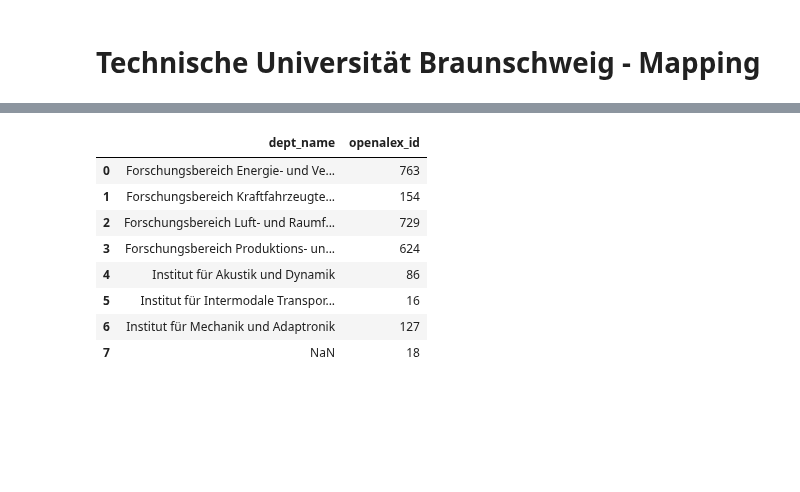
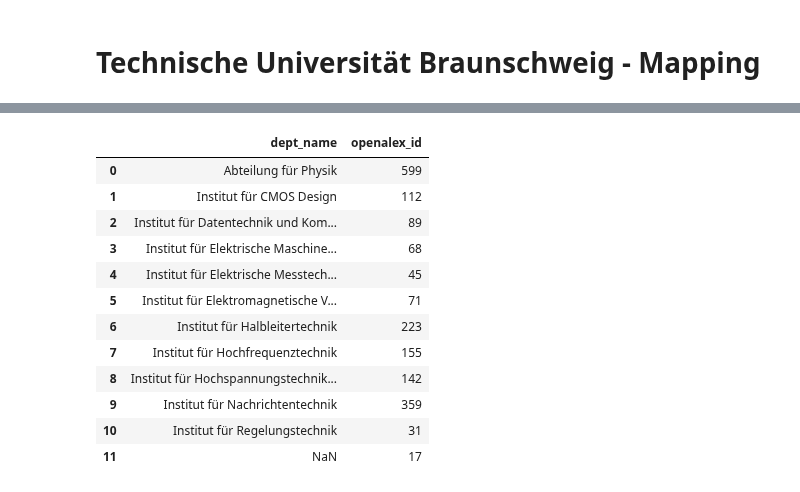
Before and after one commit to naustica/lower_saxony_institutions, a Jupyter notebook: notebooks/institution_mapping/TUBRAUNSCHWEIG.ipynb, the cells around one changed output, grey strips where cells are left out. Drawn from its saved outputs; the diff is of its cells as text; code cells hidden in the pictures; blank space fills up the shorter version.

```diff
--- a/notebooks/institution_mapping/TUBRAUNSCHWEIG.ipynb
+++ b/notebooks/institution_mapping/TUBRAUNSCHWEIG.ipynb
@@ -52,8 +54,8 @@ oal = client.query(f"""
                         openalex_id
                     FROM (
                       SELECT oal.id AS openalex_id, inst.address_full AS raw_affiliation_string
-                      FROM `subugoe-collaborative.resources.kb_a_addr_inst_202601` AS inst
-                      JOIN `subugoe-collaborative.resources.add_institution_lookup_kb_suppl_202601` AS kb_inst
+                      FROM `subugoe-collaborative.resources.kb_a_addr_inst_202603` AS inst
+                      JOIN `subugoe-collaborative.resources.add_institution_lookup_kb_suppl_202603` AS kb_inst
                           ON inst.inst_id_top = kb_inst.inst_id
                       JOIN `subugoe-collaborative.openalex_walden.works` AS oal
                           ON CONCAT('https://openalex.org/', inst.item_id) = oal.id
@@ -227,27 +237,28 @@ MAPPING_DICT_DEPT = {
                                  ],
         'Department Mathematik': ['analysis', 'differential', 'mathemati', 'stochastik'],
         'Department Wirtschaftswissenschaften': ['wirtschaftsinformatik', '(information|automotive) management', 'unternehmensführung', 'economics', 'finance',
-                                                 'enterprise', 'dienstleistungsmanagement', 'industrial production'
+                                                 'enterprise', 'dienstleistungsmanagement', 'industrial production', 'marketing'
                                                 ],
     },
     'Fakultät Architektur, Bauingenieurwesen und Umweltwissenschaften': {
         #'Bet Tfila - Forschungsstelle für jüdische Architektur in Europa': [],
-        'Department Architektur': ['design', 'tragwerksentwurf', 'archite(k|c)tur', 'urban'],
+        'Department Architektur': ['design', 'tragwerksentwurf', '(?<!faculty of\s)archite(k|c)tur', 'urbanism'],
         'Department Bauingenieurwesen und Umweltwissenschaften': ['geo(ecology|system|technik|chemie)', 'leich(t)?wei(ß|ss)?', 'building materials', 'steel', 'applied mechanics',
                                                                   'material(s)? (science|building)', 'photogrammetr(ie|y)', 'computational model(l)?ing', 'structural analysis',
                                                                   'timber', 'wood(-|‐)based', 'landscape ecology', '(massiv|holz|stahl)bau', 'statik und dynamik',
                                                                   'bauwirtschaft', 'geoökologie', 'sanitary', 'construction management', 'railway', 'statik',
-                                                                  'bauwerkserhaltung', 'hydrolog(ie|y)', 'coastlines', 'hydraulic', 'concrete construction', 'waste'
+                                                                  'bauwerkserhaltung', 'hydrolog(ie|y)', 'coastlines', 'hydraulic', 'concrete construction', 'waste',
+                                                                  'urban engineering'
                                                                  ],
         'Institut für Planung des öffentlichen Verkehrs': ['urban engineering', 'pavement'],
         #'Juniorprofessur Gender.ING': [],
     },
     'Fakultät für Elektrotechnik, Informationstechnik, Physik': {
-        'Abteilung für Physik': ['physi(k|c)'],
+        'Abteilung für Physik': ['geophysi(k|cs)', 'angewandt', 'applied', 'mathemati(sch|c)', 'kondensiert', 'condensed', 'theoreti(sch|cal)'],
         'Institut für CMOS Design': ['cmos'],
         'Institut für Datentechnik und Kommunikationsnetze': ['kommunikationsnetze', 'network engineering', 'communication(s)? network'],
         'Institut für Elektrische Maschinen, Antriebe und Bahnen': ['elektrische maschinen', 'electrical machines'],
-        'Institut für Elektrische Messtechnik und Grundlagen der Elektrotechnik': ['elektrotechnik', 'electrical measurement'],
+        'Institut für Elektrische Messtechnik und Grundlagen der Elektrotechnik': ['grundlagen der elektrotechnik', 'electrical measurement'],
         'Institut für Elektromagnetische Verträglichkeit': ['ele(k|c)tromagneti(sch|c)', 'emc,'],
         'Institut für Halbleitertechnik': ['semiconductor', 'halbleiter'],
         'Institut für Hochfrequenztechnik': ['hochfrequenztechnik', 'photonic', 'high(-|\s)frequency'],
@@ -258,7 +269,7 @@ MAPPING_DICT_DEPT = {
     'Fakultät für Geistes- und Erziehungswissenschaften': {
         'Institut für Anglistik und Amerikanistik': ['english linguistic', 'american studies', 'sprachwissenschaft'],
         'Institut für Didaktik der Mathematik und Elementarmathematik': ['mathemati(k|cs)'],
-        'Institut für Erziehungswissenschaften': ['erziehungswissenschaft', 'general didactics', 'institute for educational science'],
+        'Institut für Erziehungswissenschaften': ['institut für erziehung', 'general didactics', 'institute for educational science'],
         'Institut für Fachdidaktik der Naturwissenschaften': ['naturwissenschaften', 'natural science', 'biology'],
         'Institut für Germanistik': ['germanistik', 'german studies'],
         'Institut für Geschichtswissenschaft': ['geschicht(e|swissenschaft)'],
@@ -269,31 +280,31 @@ MAPPING_DICT_DEPT = {
         'Seminar für Philosophie': ['philosoph(ie|y)'],
     },
     'Fakultät für Lebenswissenschaften': {
-        'Biologie/Biotechnologie': ['bio(log(ie|y)|technolog(ie|y))', 'geneti(k|cs)', 'zoologi(sch|cal)', 'cell physiology'],
+        'Pharmazie': ['pharma(zie|cy|ceutical|cology|zeutische|kologie)'],
+        'Biologie/Biotechnologie': ['bio(log(ie|y)|technolog(ie|y))', 'geneti(k|cs)', 'zoologi(sch|cal)', 'cell physiology', 'biochemistry'],
         'Chemie/Lebensmittelchemie': ['chemi(e|stry)', 'electrocatalysis'],
-        'Pharmazie': ['pharma(zie|cy|ceutical|cology|zeutische|kologie)'],
         'Psychologie': ['psycho(log(ie|y)|therap(ie|y))'],
         #'Zentrale Einrichtung Massenspektrometrie': [],
         #'Zentrale Einrichtung Röntgenstrukturanalyse': [],
         #'Zentrales NMR-Labor der Chemischen Institute': [],
     },
     'Fakultät für Maschinenbau': {
+        'Institut für Mechanik und Adaptronik': ['adaptroni(k|cs)'],
         'Forschungsbereich Energie- und Verfahrenstechnik': ['process systems', 'partikeltechnik', 'particle(s)? technology', 'thermal (process|engineering)',
                                                              'thermodynami(k|c)', 'biochemical', 'thermische'
                                                             ],
         'Forschungsbereich Kraftfahrzeugtechnik': ['engineering design', 'konstruktionstechnik', 'automotive', 'combustion', 'verbrennungskraftmaschinen',
-                                                   'vehicle drives', 'mobile machines'
+                                                   'vehicle drives', 'mobile ma(s)?chine(n|s)'
                                                   ],
         'Forschungsbereich Luft- und Raumfahrttechnik': ['fluid (mechanics|dynamics)', 'flight guidance', 'werkstoffe', 'turbomachinery', 'space systems', 'aircraft',
                                                          'aviation', 'flug(f(ü|u)hrung|zeugbau|antriebe)', 'aerospace', 'str(ö|o)mungsmechanik'
                                                         ],
         'Forschungsbereich Produktions- und Systemtechnik': ['(prod(uc|cu)tion|manufacturing) (technolog(y|ies)|engineering|measurement)', 'joining and welding',
                                                              'mi(k|c)ro(\s)?tech(n)?(ik|olog(ie|y))', 'produktionsmesstechni(c)?k',
-                                                             'surface technology', 'werkzeugmaschinen', 'schweißtechnik', '(iprom)',
+                                                             'surface technology', 'werkzeugmaschinen', 'schweißtechnik', '(iprom)', 'machine tools and process'
                                                             ],
-        'Institut für Akustik und Dynamik': ['vibrations', 'schwingungen', 'acoustics', 'akustik'],
+        'Institut für Akustik und Dynamik': ['vibrations', 'schwingungen', 'acoust', 'akustik'],
         'Institut für Intermodale Transport- und Logistiksysteme': ['inter(-|\s)?modal(e)? transport'],
-        'Institut für Mechanik und Adaptronik': ['adaptroni(k|cs)'],
     }
 }
 # %%
@@ -310,8 +321,10 @@ def map_dept(address: str, faculty: str) -> Union[str, None]:
         return None
     else:
         return None
+# %%
+current_faculty = 'Fakultät für Elektrotechnik, Informationstechnik, Physik'
 # %%
-df_with_inst.loc[df_with_inst['fak_name'] == 'Fakultät für Maschinenbau', 'dept_name'] = \
-    df_with_inst.loc[df_with_inst['fak_name'] == 'Fakultät für Maschinenbau']['raw_affiliation_string'].apply(map_dept,
-                                                                                    faculty='Fakultät für Maschinenbau')
+df_with_inst.loc[df_with_inst['fak_name'] == current_faculty, 'dept_name'] = \
+    df_with_inst.loc[df_with_inst['fak_name'] == current_faculty]['raw_affiliation_string'].apply(map_dept,
+                                                                                    faculty=current_faculty)
 # %%
@@ -330,14 +350,18 @@ array(['Department of Mechanical Engineering, TU Braunschweig, Hermann-Blenk-Str
       dtype=object)
 # %%
-df_with_inst[df_with_inst['fak_name'] == 'Fakultät für Maschinenbau'].groupby(['dept_name'], dropna=False)['openalex_id'].count().reset_index()
+df_with_inst[df_with_inst['fak_name'] == current_faculty].groupby(['dept_name'], dropna=False)['openalex_id'].count().reset_index()
 # %% [output]
 |  | dept_name | openalex_id |
-| 0 | Forschungsbereich Energie- und Ve... | 763 |
-| 1 | Forschungsbereich Kraftfahrzeugte... | 154 |
-| 2 | Forschungsbereich Luft- und Raumf... | 729 |
-| 3 | Forschungsbereich Produktions- un... | 624 |
-| 4 | Institut für Akustik und Dynamik | 86 |
-| 5 | Institut für Intermodale Transpor... | 16 |
-| 6 | Institut für Mechanik und Adaptronik | 127 |
-| 7 | NaN | 18 |
+| 0 | Abteilung für Physik | 599 |
+| 1 | Institut für CMOS Design | 112 |
+| 2 | Institut für Datentechnik und Kom... | 89 |
+| 3 | Institut für Elektrische Maschine... | 68 |
+| 4 | Institut für Elektrische Messtech... | 45 |
+| 5 | Institut für Elektromagnetische V... | 71 |
+| 6 | Institut für Halbleitertechnik | 223 |
+| 7 | Institut für Hochfrequenztechnik | 155 |
+| 8 | Institut für Hochspannungstechnik... | 142 |
+| 9 | Institut für Nachrichtentechnik | 359 |
+| 10 | Institut für Regelungstechnik | 31 |
+| 11 | NaN | 17 |
 # %%
```
Also changed, not shown: parts of 20 cells of this notebook, 8 other files.
